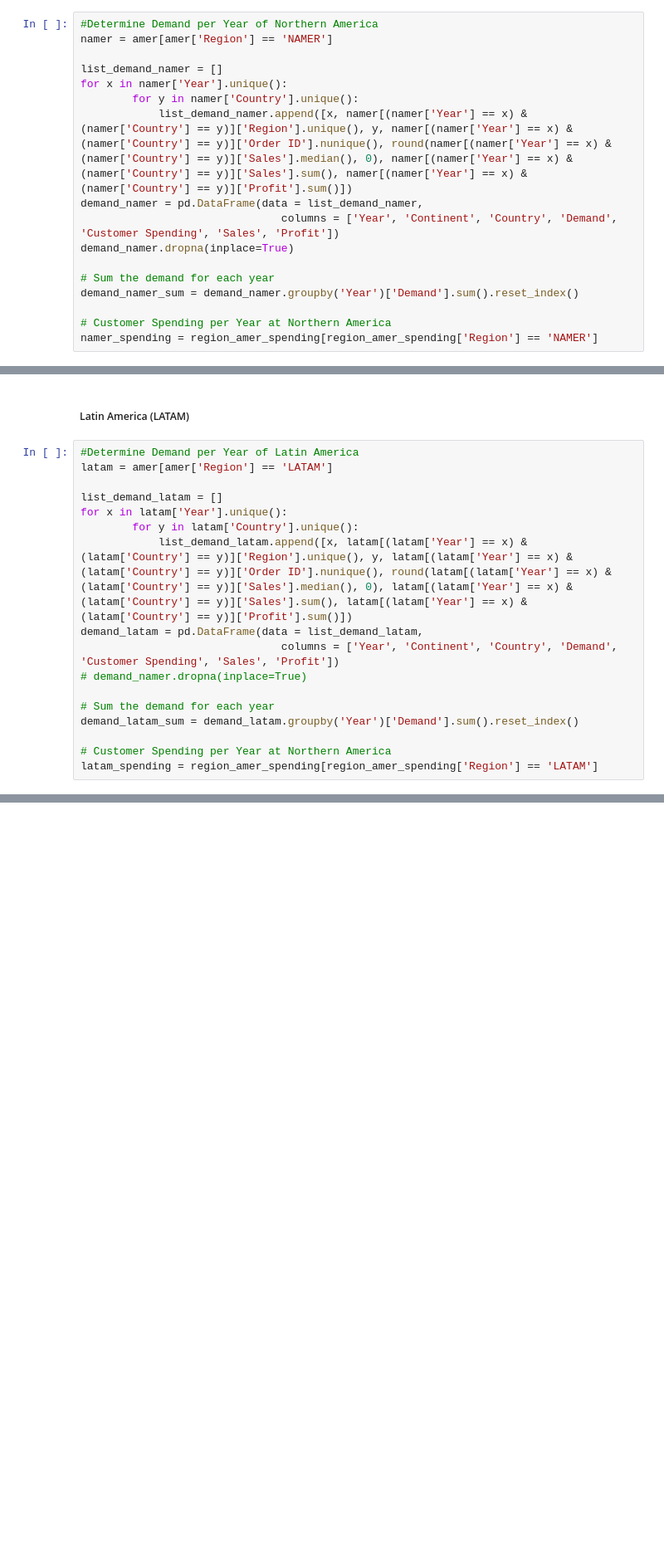
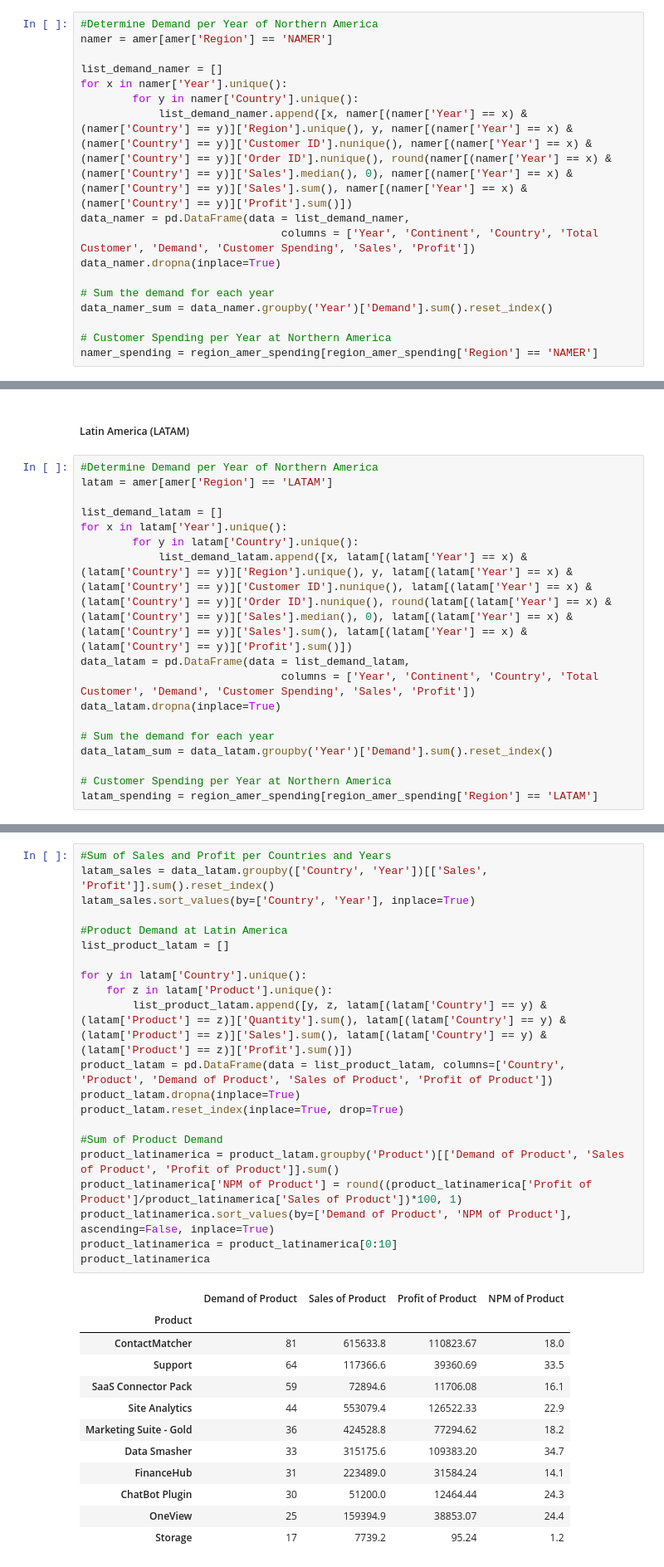
Before and after one commit to nickscoffee/gammaproject, a Jupyter notebook: Shidqi_Capstone Project Module 2_JCDS 0406-011.ipynb, the cells around one changed output, grey strips where cells are left out. Shown at 83% size. Cells and saved outputs as stored; diff of their text form; blank space fills up the shorter version.

```diff
--- a/Shidqi_Capstone Project Module 2_JCDS 0406-011.ipynb
+++ b/Shidqi_Capstone Project Module 2_JCDS 0406-011.ipynb
@@ -2077,13 +2077,13 @@ namer = amer[amer['Region'] == 'NAMER']
 list_demand_namer = []
 for x in namer['Year'].unique():
         for y in namer['Country'].unique():
-            list_demand_namer.append([x, namer[(namer['Year'] == x) & (namer['Country'] == y)]['Region'].unique(), y, namer[(namer['Year'] == x) & (namer['Country'] == y)]['Order ID'].nunique(), round(namer[(namer['Year'] == x) & (namer['Country'] == y)]['Sales'].median(), 0), namer[(namer['Year'] == x) & (namer['Country'] == y)]['Sales'].sum(), namer[(namer['Year'] == x) & (namer['Country'] == y)]['Profit'].sum()])
-demand_namer = pd.DataFrame(data = list_demand_namer,
-                               columns = ['Year', 'Continent', 'Country', 'Demand', 'Customer Spending', 'Sales', 'Profit'])
-demand_namer.dropna(inplace=True)
+            list_demand_namer.append([x, namer[(namer['Year'] == x) & (namer['Country'] == y)]['Region'].unique(), y, namer[(namer['Year'] == x) & (namer['Country'] == y)]['Customer ID'].nunique(), namer[(namer['Year'] == x) & (namer['Country'] == y)]['Order ID'].nunique(), round(namer[(namer['Year'] == x) & (namer['Country'] == y)]['Sales'].median(), 0), namer[(namer['Year'] == x) & (namer['Country'] == y)]['Sales'].sum(), namer[(namer['Year'] == x) & (namer['Country'] == y)]['Profit'].sum()])
+data_namer = pd.DataFrame(data = list_demand_namer,
+                               columns = ['Year', 'Continent', 'Country', 'Total Customer', 'Demand', 'Customer Spending', 'Sales', 'Profit'])
+data_namer.dropna(inplace=True)
 
 # Sum the demand for each year
-demand_namer_sum = demand_namer.groupby('Year')['Demand'].sum().reset_index()
+data_namer_sum = data_namer.groupby('Year')['Demand'].sum().reset_index()
 
 # Customer Spending per Year at Northern America
 namer_spending = region_amer_spending[region_amer_spending['Region'] == 'NAMER']
@@ -2124,19 +2230,19 @@ elementwise comparison failed; returning scalar instead, but in the future will
 # %% [markdown]
 ##### Latin America (LATAM)
 # %%
-#Determine Demand per Year of Latin America
+#Determine Demand per Year of Northern America
 latam = amer[amer['Region'] == 'LATAM']
 
 list_demand_latam = []
 for x in latam['Year'].unique():
         for y in latam['Country'].unique():
-            list_demand_latam.append([x, latam[(latam['Year'] == x) & (latam['Country'] == y)]['Region'].unique(), y, latam[(latam['Year'] == x) & (latam['Country'] == y)]['Order ID'].nunique(), round(latam[(latam['Year'] == x) & (latam['Country'] == y)]['Sales'].median(), 0), latam[(latam['Year'] == x) & (latam['Country'] == y)]['Sales'].sum(), latam[(latam['Year'] == x) & (latam['Country'] == y)]['Profit'].sum()])
-demand_latam = pd.DataFrame(data = list_demand_latam,
-                               columns = ['Year', 'Continent', 'Country', 'Demand', 'Customer Spending', 'Sales', 'Profit'])
-# demand_namer.dropna(inplace=True)
+            list_demand_latam.append([x, latam[(latam['Year'] == x) & (latam['Country'] == y)]['Region'].unique(), y, latam[(latam['Year'] == x) & (latam['Country'] == y)]['Customer ID'].nunique(), latam[(latam['Year'] == x) & (latam['Country'] == y)]['Order ID'].nunique(), round(latam[(latam['Year'] == x) & (latam['Country'] == y)]['Sales'].median(), 0), latam[(latam['Year'] == x) & (latam['Country'] == y)]['Sales'].sum(), latam[(latam['Year'] == x) & (latam['Country'] == y)]['Profit'].sum()])
+data_latam = pd.DataFrame(data = list_demand_latam,
+                               columns = ['Year', 'Continent', 'Country', 'Total Customer', 'Demand', 'Customer Spending', 'Sales', 'Profit'])
+data_latam.dropna(inplace=True)
 
 # Sum the demand for each year
-demand_latam_sum = demand_latam.groupby('Year')['Demand'].sum().reset_index()
+data_latam_sum = data_latam.groupby('Year')['Demand'].sum().reset_index()
 
 # Customer Spending per Year at Northern America
 latam_spending = region_amer_spending[region_amer_spending['Region'] == 'LATAM']
@@ -2178,0 +2285,34 @@ Based on the information above, we have observed the **Demand and Consumer Spend
+# %%
+#Sum of Sales and Profit per Countries and Years
+latam_sales = data_latam.groupby(['Country', 'Year'])[['Sales', 'Profit']].sum().reset_index()
+latam_sales.sort_values(by=['Country', 'Year'], inplace=True)
+
+#Product Demand at Latin America
+list_product_latam = []
+
+for y in latam['Country'].unique():
+    for z in latam['Product'].unique():
+        list_product_latam.append([y, z, latam[(latam['Country'] == y) & (latam['Product'] == z)]['Quantity'].sum(), latam[(latam['Country'] == y) & (latam['Product'] == z)]['Sales'].sum(), latam[(latam['Country'] == y) & (latam['Product'] == z)]['Profit'].sum()])
+product_latam = pd.DataFrame(data = list_product_latam, columns=['Country', 'Product', 'Demand of Product', 'Sales of Product', 'Profit of Product'])
+product_latam.dropna(inplace=True)
+product_latam.reset_index(inplace=True, drop=True)
+
+#Sum of Product Demand
+product_latinamerica = product_latam.groupby('Product')[['Demand of Product', 'Sales of Product', 'Profit of Product']].sum()
+product_latinamerica['NPM of Product'] = round((product_latinamerica['Profit of Product']/product_latinamerica['Sales of Product'])*100, 1)
+product_latinamerica.sort_values(by=['Demand of Product', 'NPM of Product'], ascending=False, inplace=True)
+product_latinamerica = product_latinamerica[0:10]
+product_latinamerica
+# %% [output]
+|  | Demand of Product | Sales of Product | Profit of Product | NPM of Product |
+| Product |  |  |  |  |
+| ContactMatcher | 81 | 615633.8 | 110823.67 | 18.0 |
+| Support | 64 | 117366.6 | 39360.69 | 33.5 |
+| SaaS Connector Pack | 59 | 72894.6 | 11706.08 | 16.1 |
+| Site Analytics | 44 | 553079.4 | 126522.33 | 22.9 |
+| Marketing Suite - Gold | 36 | 424528.8 | 77294.62 | 18.2 |
+| Data Smasher | 33 | 315175.6 | 109383.20 | 34.7 |
+| FinanceHub | 31 | 223489.0 | 31584.24 | 14.1 |
+| ChatBot Plugin | 30 | 51200.0 | 12464.44 | 24.3 |
+| OneView | 25 | 159394.9 | 38853.07 | 24.4 |
+| Storage | 17 | 7739.2 | 95.24 | 1.2 |
```
Also changed, not shown: parts of 13 cells of this notebook.
